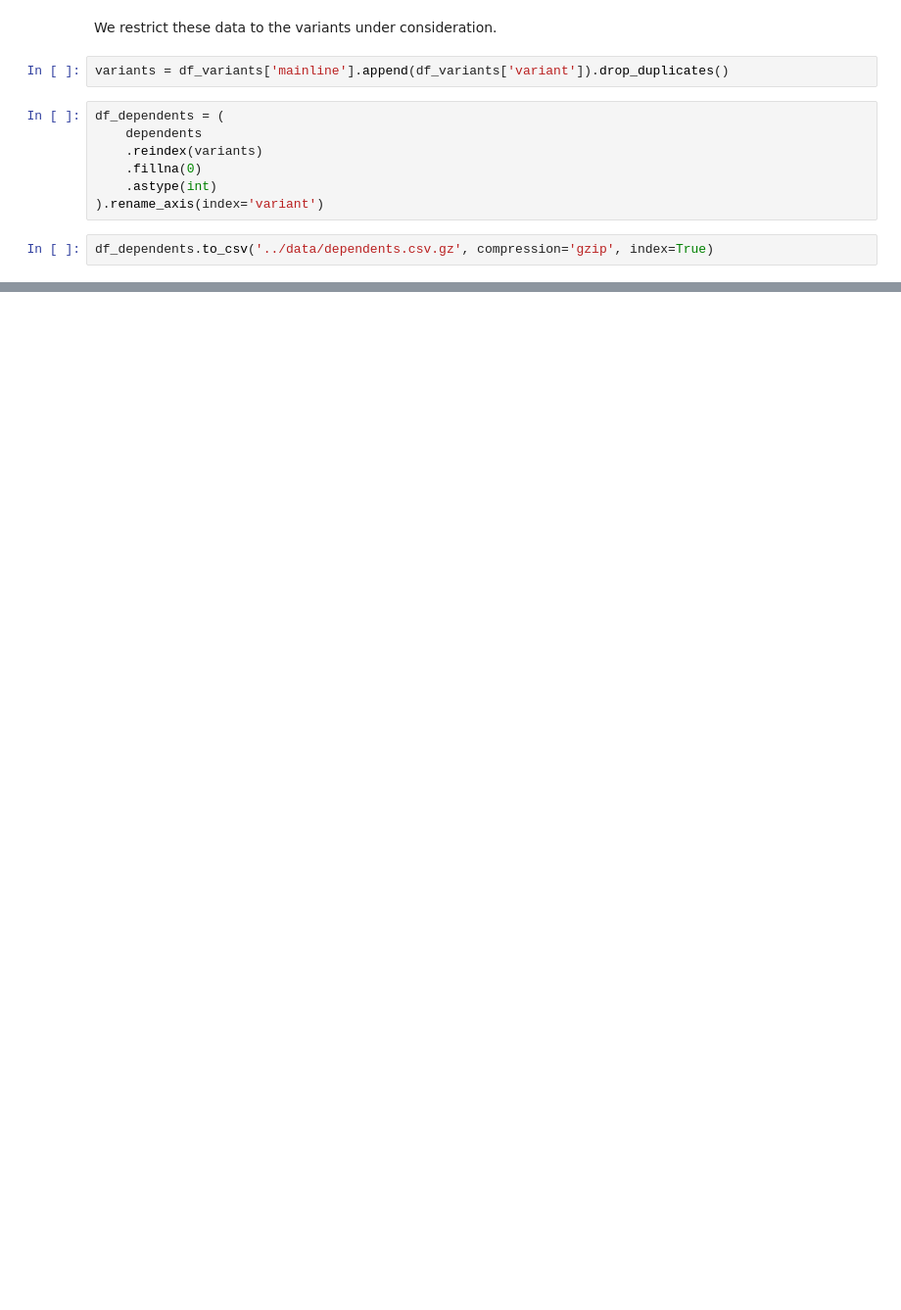
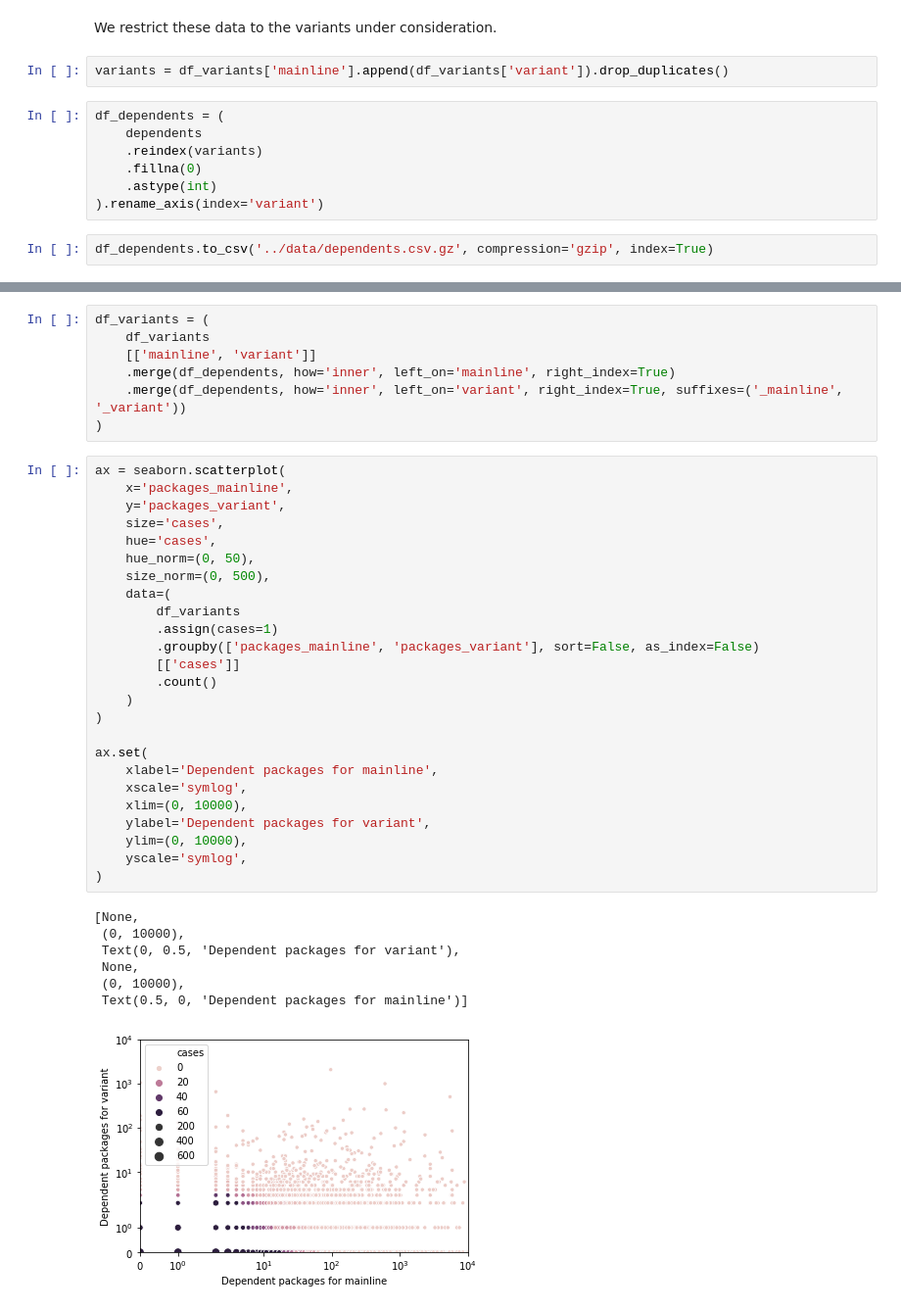
Before and after one commit to AlexandreDecan/secos-variants, a Jupyter notebook: notebooks/Prepare 4 - Package usage.ipynb, the cells around one changed output, grey strips where cells are left out. Shown at 98% size. Saved outputs shown, nothing was run; the diff lists cells and outputs as text; blank space fills up the shorter version.

```diff
--- a/notebooks/Prepare 4 - Package usage.ipynb
+++ b/notebooks/Prepare 4 - Package usage.ipynb
@@ -113,0 +149,40 @@ df_dependents.to_csv('../data/dependents.csv.gz', compression='gzip', index=True
+# %%
+df_variants = (
+    df_variants
+    [['mainline', 'variant']]
+    .merge(df_dependents, how='inner', left_on='mainline', right_index=True)
+    .merge(df_dependents, how='inner', left_on='variant', right_index=True, suffixes=('_mainline', '_variant'))
+)
+# %%
+ax = seaborn.scatterplot(
+    x='packages_mainline',
+    y='packages_variant',
+    size='cases',
+    hue='cases',
+    hue_norm=(0, 50),
+    size_norm=(0, 500),
+    data=(
+        df_variants
+        .assign(cases=1)
+        .groupby(['packages_mainline', 'packages_variant'], sort=False, as_index=False)
+        [['cases']]
+        .count()
+    )
+)
+
+ax.set(
+    xlabel='Dependent packages for mainline',
+    xscale='symlog',
+    xlim=(0, 10000),
+    ylabel='Dependent packages for variant',
+    ylim=(0, 10000),
+    yscale='symlog',
+)
+# %% [output]
+[None,
+ (0, 10000),
+ Text(0, 0.5, 'Dependent packages for variant'),
+ None,
+ (0, 10000),
+ Text(0.5, 0, 'Dependent packages for mainline')]
+[figure, added]
```
Also changed, not shown: parts of 5 cells of this notebook, 1 other file.
